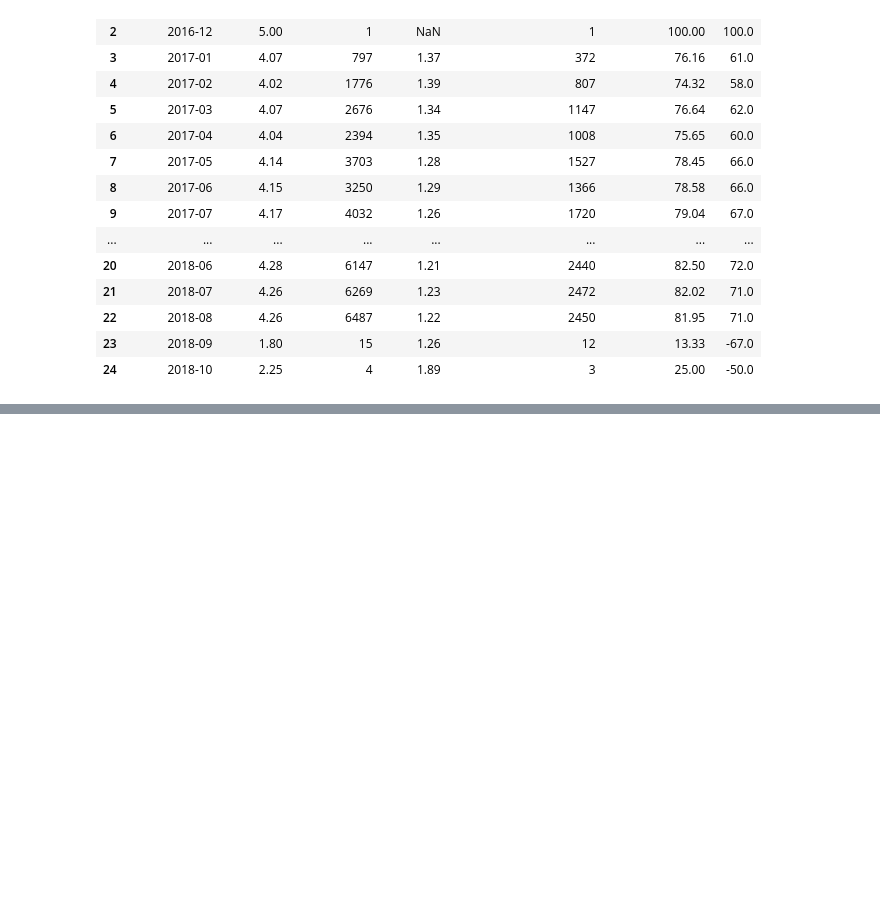
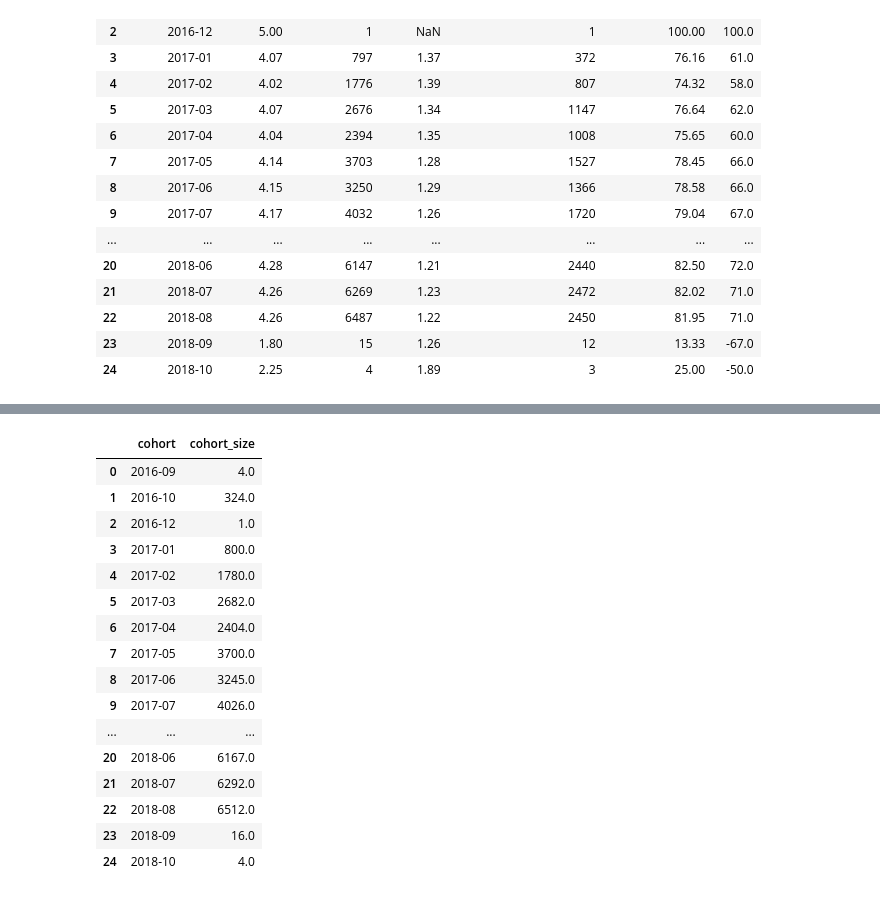
Before and after one commit to kenia-cisneros-a11y/e-comerce_olist_data, a Jupyter notebook: tests.ipynb, the cells around one changed output, grey strips where cells are left out. Drawn from its saved outputs; the diff is of its cells as text; code cells hidden in the pictures; blank space fills up the shorter version.

```diff
--- a/tests.ipynb
+++ b/tests.ipynb
@@ -326,0 +352,20 @@ review_sentiment_trends(order_reviews_df, orders_df)
+# %%
+cohort_sizes
+# %% [output]
+|  | cohort | cohort_size |
+| 0 | 2016-09 | 4.0 |
+| 1 | 2016-10 | 324.0 |
+| 2 | 2016-12 | 1.0 |
+| 3 | 2017-01 | 800.0 |
+| 4 | 2017-02 | 1780.0 |
+| 5 | 2017-03 | 2682.0 |
+| 6 | 2017-04 | 2404.0 |
+| 7 | 2017-05 | 3700.0 |
+| 8 | 2017-06 | 3245.0 |
+| 9 | 2017-07 | 4026.0 |
+| ... | ... | ... |
+| 20 | 2018-06 | 6167.0 |
+| 21 | 2018-07 | 6292.0 |
+| 22 | 2018-08 | 6512.0 |
+| 23 | 2018-09 | 16.0 |
+| 24 | 2018-10 | 4.0 |
```
Also changed, not shown: parts of 11 cells of this notebook, 2 other files.
